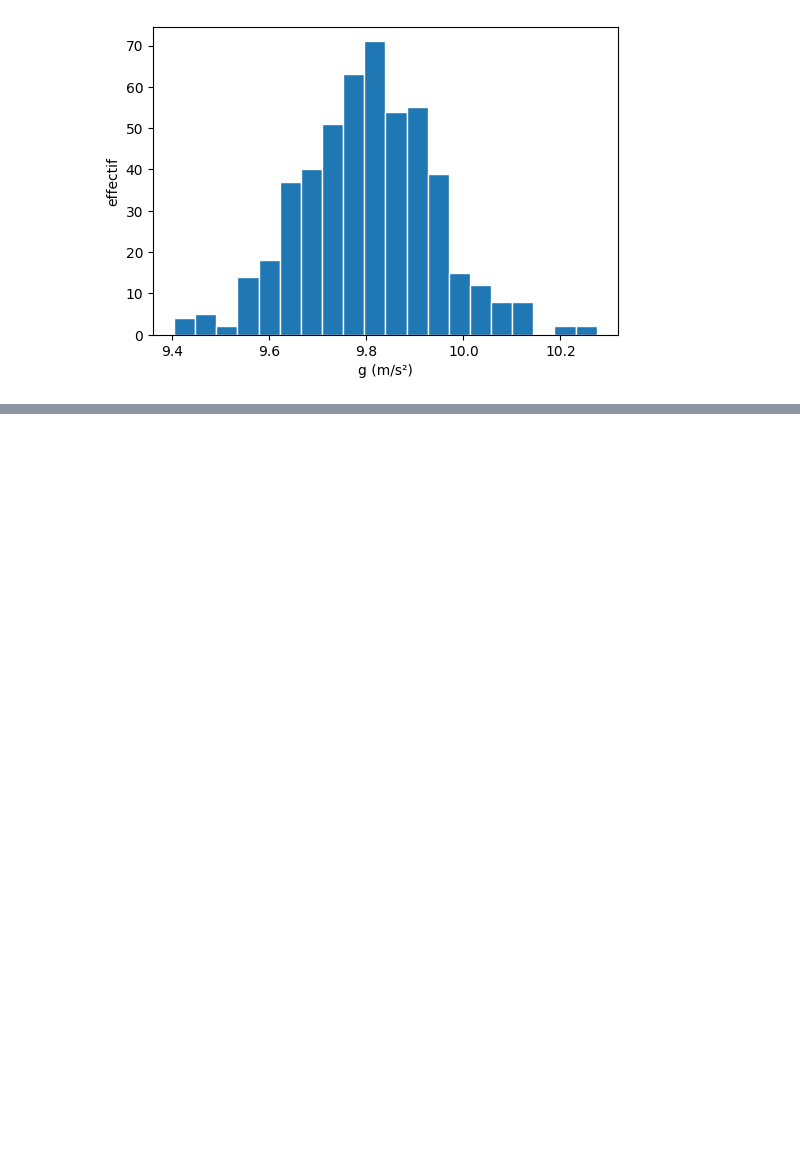
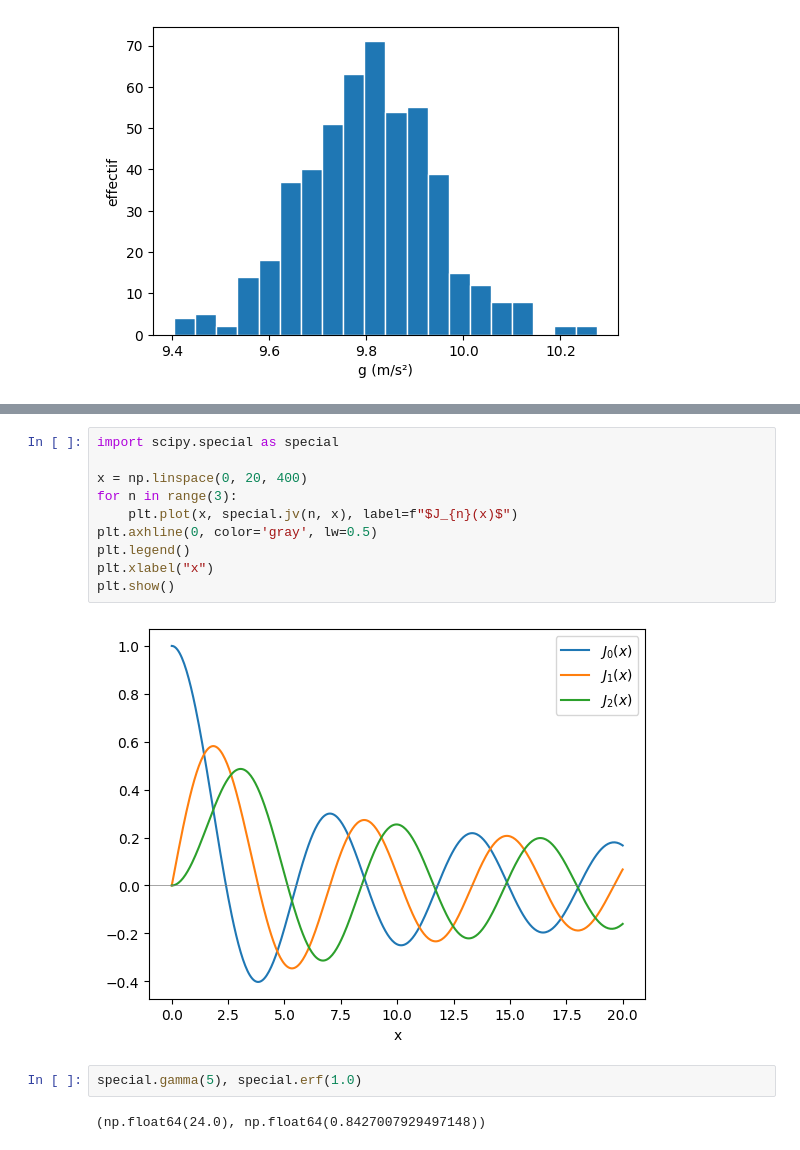
Before and after one commit to boukadil/Python-pour-la-physique, a Jupyter notebook: TP_PYTHON__AdilBoukali_.ipynb, the cells around one changed output, grey strips where cells are left out. Drawn from its saved outputs; the diff is of its cells as text; blank space fills up the shorter version.

Commit message:
Carnet 5 Scipy

```diff
--- a/TP_PYTHON__AdilBoukali_.ipynb
+++ b/TP_PYTHON__AdilBoukali_.ipynb
@@ -846,0 +871,16 @@ plt.show()
+# %%
+import scipy.special as special
+
+x = np.linspace(0, 20, 400)
+for n in range(3):
+    plt.plot(x, special.jv(n, x), label=f"$J_{n}(x)$")
+plt.axhline(0, color='gray', lw=0.5)
+plt.legend()
+plt.xlabel("x")
+plt.show()
+# %% [output]
+[figure, added]
+# %%
+special.gamma(5), special.erf(1.0)
+# %% [output]
+(np.float64(24.0), np.float64(0.8427007929497148))
```
Also changed, not shown: parts of 45 cells of this notebook.
